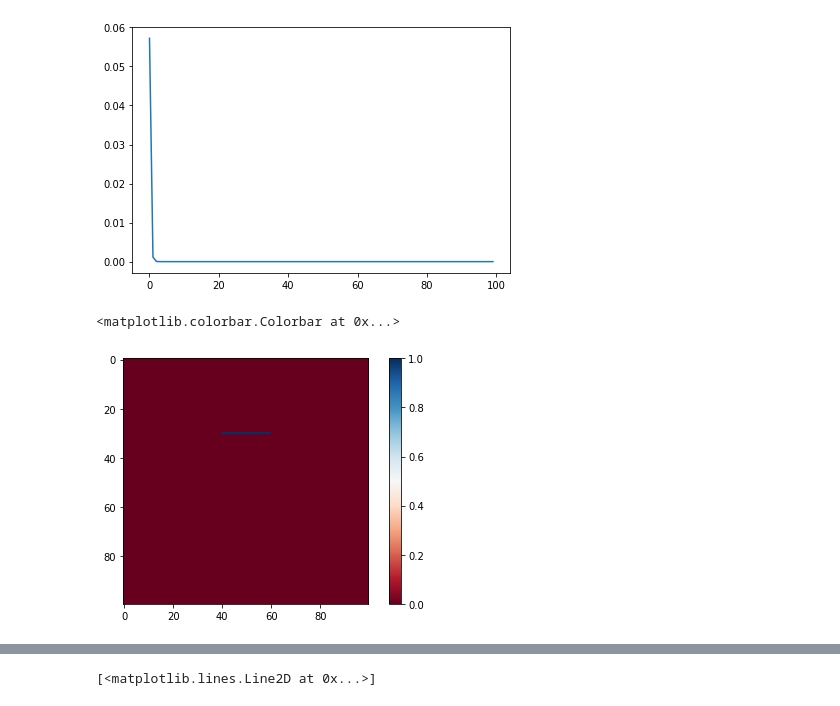
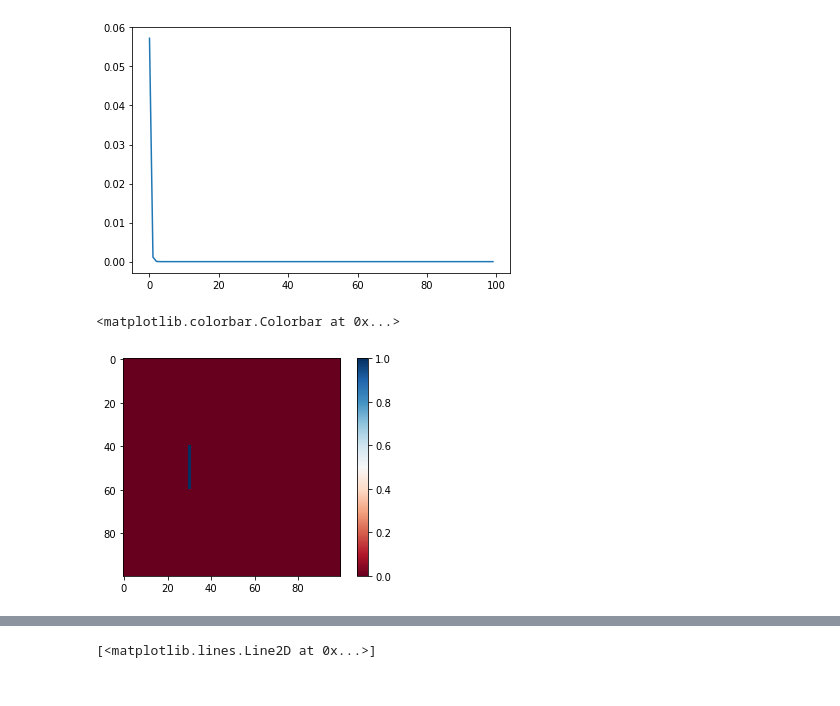
Before and after one commit to fancompute/angler, a Jupyter notebook: Main.ipynb, the cells around one changed output, grey strips where cells are left out. Cells and saved outputs as stored; diff of their text form; code cells hidden in the pictures.

```diff
--- a/Main.ipynb
+++ b/Main.ipynb
@@ -106,14 +127,14 @@ plt.plot(range(0, Nstep), conv_param)
 # %%
 # Check visually if A(Ez)Ez looks like b
 eps_nl = eps_r + n2*np.square(np.abs(Ez))*nl_region
 simulation = Fdfd(omega,eps_nl,dl,NPML,pol)
 temp = simulation.A.dot(Ez.ravel(order = 'F'))
-temp = temp.reshape(simulation.Nx, simulation.Ny)
+temp = temp.reshape(simulation.Nx, simulation.Ny, order = 'F')
 plt.imshow(np.abs(temp), cmap='RdBu')
 plt.colorbar()
 # %% [output]
 <matplotlib.colorbar.Colorbar at 0x...>
-[figure, old version]
+[figure, new version]
 # %%
 # Solve using the Newton method
 
```
Also changed, not shown: parts of 8 cells of this notebook, 1 other file.
